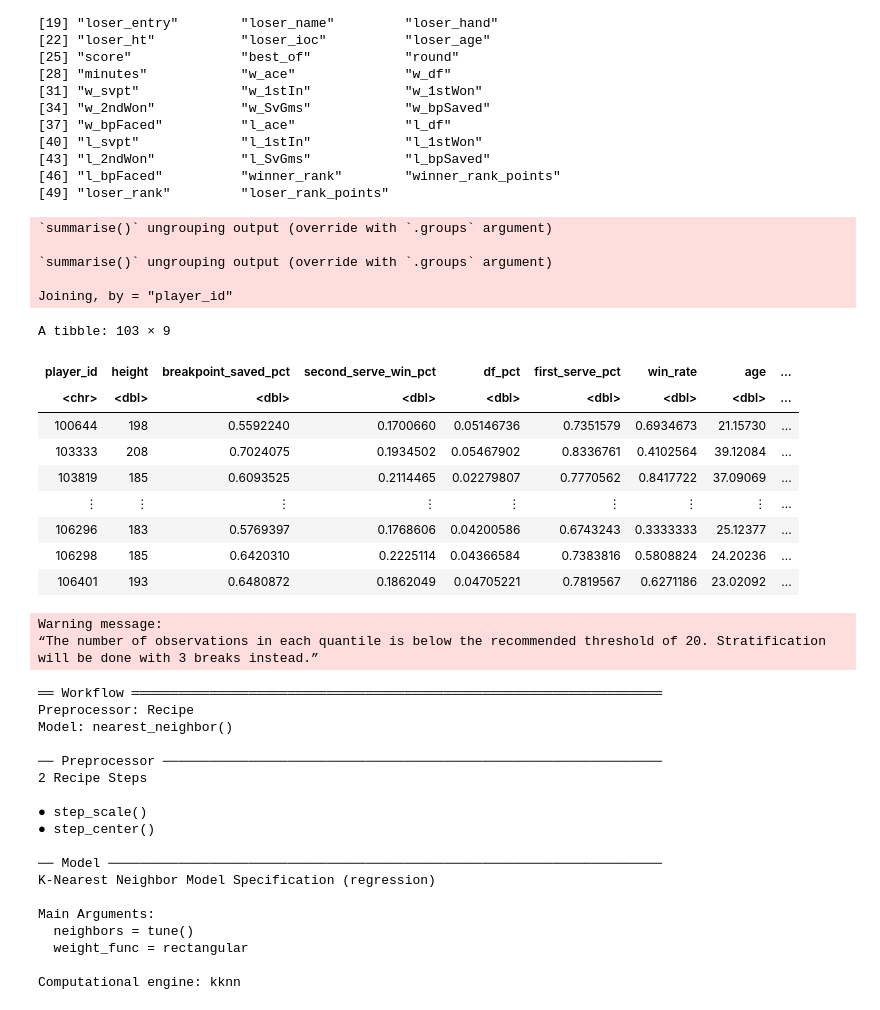
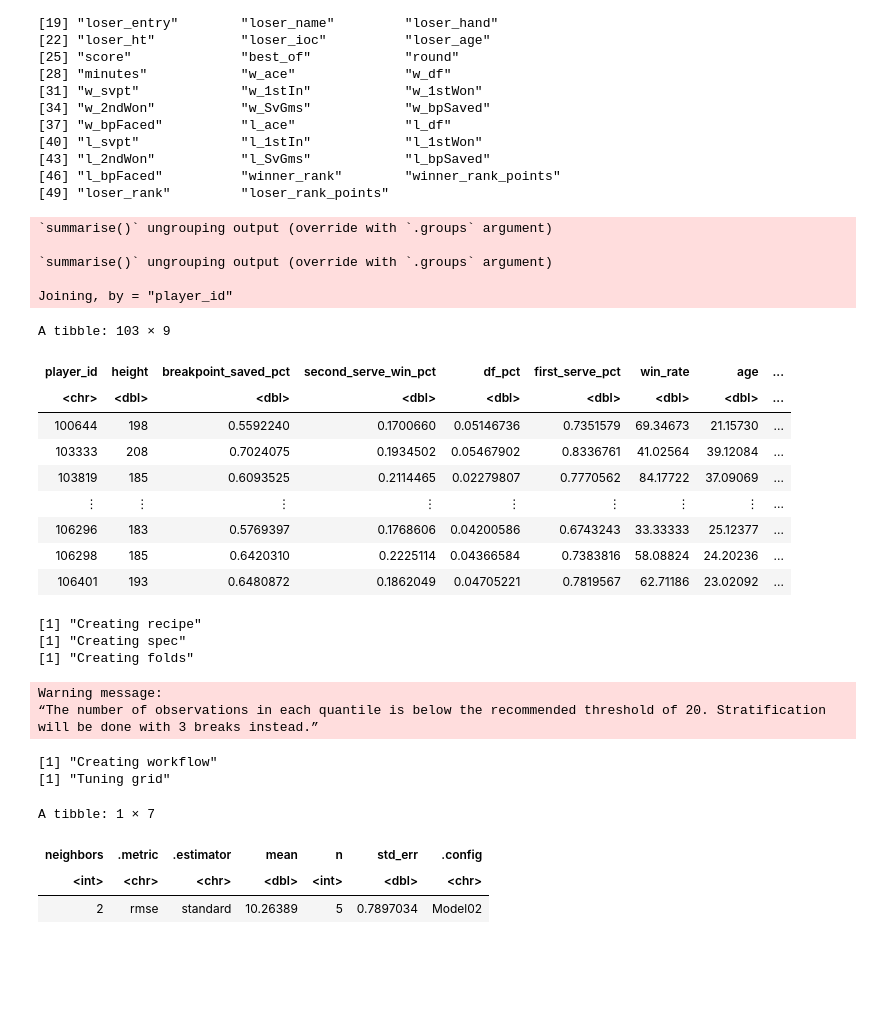
Before and after one commit to SimonYYL/DSCI_100_group19_group_project, a Jupyter notebook: tennis_regression.ipynb, the cells around one changed output. Cells and saved outputs as stored; diff of their text form; code cells hidden in the pictures; blank space fills up the shorter version.

Commit message:
Add knn regression model

```diff
--- a/tennis_regression.ipynb
+++ b/tennis_regression.ipynb
@@ -80,83 +80,92 @@ player_lose <- atp_data_frame %>%
               l_second_serve_win_pct = mean(l_2ndWon / l_svpt,na.rm =TRUE),
               l_df_pct = mean(l_df / l_svpt, na.rm =TRUE),
               l_first_serve_pct = mean(l_1stWon / l_1stIn,na.rm =TRUE),
               n_lose = n(),
               mean_age_l  = mean(loser_age),
               mean_rank_points_l = mean(loser_rank_points)
              ) %>%
     drop_na() %>%
     mutate(player_id = as.character(player_id))
 
 player_join <- left_join(player_wins, player_lose, by = NULL, copy = TRUE)
 
-player_carrer <- player_join %>%
+player_career <- player_join %>%
     mutate(height = (w_height + l_height)/2,
           breakpoint_saved_pct = (w_breakpoint_saved_pct+l_breakpoint_saved_pct)/2,
           second_serve_win_pct = (w_second_serve_win_pct+l_second_serve_win_pct)/2,
           df_pct = (w_df_pct+l_df_pct)/2,
           first_serve_pct = (w_first_serve_pct+l_first_serve_pct)/2,
-          win_rate = (n_wins/(n_lose+n_wins)),
+          win_rate = (n_wins/(n_lose+n_wins)*100),
           age = (mean_age_w + mean_age_l) /2,
           mean_rank_points = (mean_rank_points_w + mean_rank_points_l)/2) %>%
     select(player_id,height,breakpoint_saved_pct,second_serve_win_pct,df_pct,first_serve_pct,win_rate,age,mean_rank_points) %>%
     drop_na()
-player_carrer
+
+player_career
 # %% [output]
 `summarise()` ungrouping output (override with `.groups` argument)
 
 `summarise()` ungrouping output (override with `.groups` argument)
 
 Joining, by = "player_id"
 A tibble: 103 × 9
 | player_id | height | breakpoint_saved_pct | second_serve_win_pct | df_pct | first_serve_pct | win_rate | age | ... |
 | <chr> | <dbl> | <dbl> | <dbl> | <dbl> | <dbl> | <dbl> | <dbl> | ... |
-| 100644 | 198 | 0.5592240 | 0.1700660 | 0.05146736 | 0.7351579 | 0.6934673 | 21.15730 | ... |
-| 103333 | 208 | 0.7024075 | 0.1934502 | 0.05467902 | 0.8336761 | 0.4102564 | 39.12084 | ... |
-| 103819 | 185 | 0.6093525 | 0.2114465 | 0.02279807 | 0.7770562 | 0.8417722 | 37.09069 | ... |
+| 100644 | 198 | 0.5592240 | 0.1700660 | 0.05146736 | 0.7351579 | 69.34673 | 21.15730 | ... |
+| 103333 | 208 | 0.7024075 | 0.1934502 | 0.05467902 | 0.8336761 | 41.02564 | 39.12084 | ... |
+| 103819 | 185 | 0.6093525 | 0.2114465 | 0.02279807 | 0.7770562 | 84.17722 | 37.09069 | ... |
 | ⋮ | ⋮ | ⋮ | ⋮ | ⋮ | ⋮ | ⋮ | ⋮ | ... |
-| 106296 | 183 | 0.5769397 | 0.1768606 | 0.04200586 | 0.6743243 | 0.3333333 | 25.12377 | ... |
-| 106298 | 185 | 0.6420310 | 0.2225114 | 0.04366584 | 0.7383816 | 0.5808824 | 24.20236 | ... |
-| 106401 | 193 | 0.6480872 | 0.1862049 | 0.04705221 | 0.7819567 | 0.6271186 | 23.02092 | ... |
+| 106296 | 183 | 0.5769397 | 0.1768606 | 0.04200586 | 0.6743243 | 33.33333 | 25.12377 | ... |
+| 106298 | 185 | 0.6420310 | 0.2225114 | 0.04366584 | 0.7383816 | 58.08824 | 24.20236 | ... |
+| 106401 | 193 | 0.6480872 | 0.1862049 | 0.04705221 | 0.7819567 | 62.71186 | 23.02092 | ... |
 # %%
 
 set.seed(1)
-player_split <- initial_split(player_carrer, prop = 0.75, strata = win_rate)
+player_split <- initial_split(player_career, prop = 0.75, strata = win_rate)
 player_train <- training(player_split)
 player_test <- testing(player_split)
 
-
-tennis_recipe <- recipe(win_rate ~ ., data = player_carrer) %>%
+print("Creating recipe")
+tennis_recipe <- recipe(win_rate ~ ., data = player_train) %>%
+  step_rm(player_id) %>%
   step_scale(all_predictors()) %>%
   step_center(all_predictors())
 
+print("Creating spec")
 tennis_spec <- nearest_neighbor(weight_func = "rectangular", neighbors = tune()) %>%
   set_engine("kknn") %>%
   set_mode("regression")
 
+print("Creating folds")
 tennis_vfold <- vfold_cv(player_train, v = 5, strata = win_rate)
 
+print("Creating workflow")
 tennis_wkflw <- workflow() %>%
   add_recipe(tennis_recipe) %>%
   add_model(tennis_spec)
-tennis_wkflw
+
+gridvals <- tibble(neighbors = seq(1,50))
+
+print("Tuning grid")
+tennis_results <- tennis_wkflw %>%
+    tune_grid(resamples = tennis_vfold, grid = gridvals) %>%
+    collect_metrics()
+
+tennis_min <- tennis_results %>%
+    filter(.metric == "rmse") %>%
+    arrange(mean) %>%
+    slice(1)
+
+tennis_min
 # %% [output]
-Warning message:
-“The number of observations in each quantile is below the recommended threshold of 20. Stratification will be done with 3 breaks instead.”
+[1] "Creating recipe"
+[1] "Creating spec"
+[1] "Creating folds"
-══ Workflow ════════════════════════════════════════════════════════════════════
-Preprocessor: Recipe
-Model: nearest_neighbor()
-
-── Preprocessor ────────────────────────────────────────────────────────────────
-2 Recipe Steps
-
-● step_scale()
-● step_center()
-
-── Model ───────────────────────────────────────────────────────────────────────
-K-Nearest Neighbor Model Specification (regression)
-
-Main Arguments:
-  neighbors = tune()
-  weight_func = rectangular
-
-Computational engine: kknn
+Warning message:
+“The number of observations in each quantile is below the recommended threshold of 20. Stratification will be done with 3 breaks instead.”
+[1] "Creating workflow"
+[1] "Tuning grid"
+A tibble: 1 × 7
+| neighbors | .metric | .estimator | mean | n | std_err | .config |
+| <int> | <chr> | <chr> | <dbl> | <int> | <dbl> | <chr> |
+| 2 | rmse | standard | 10.26389 | 5 | 0.7897034 | Model02 |
```
Also changed, not shown: parts of 1 cell of this notebook.
